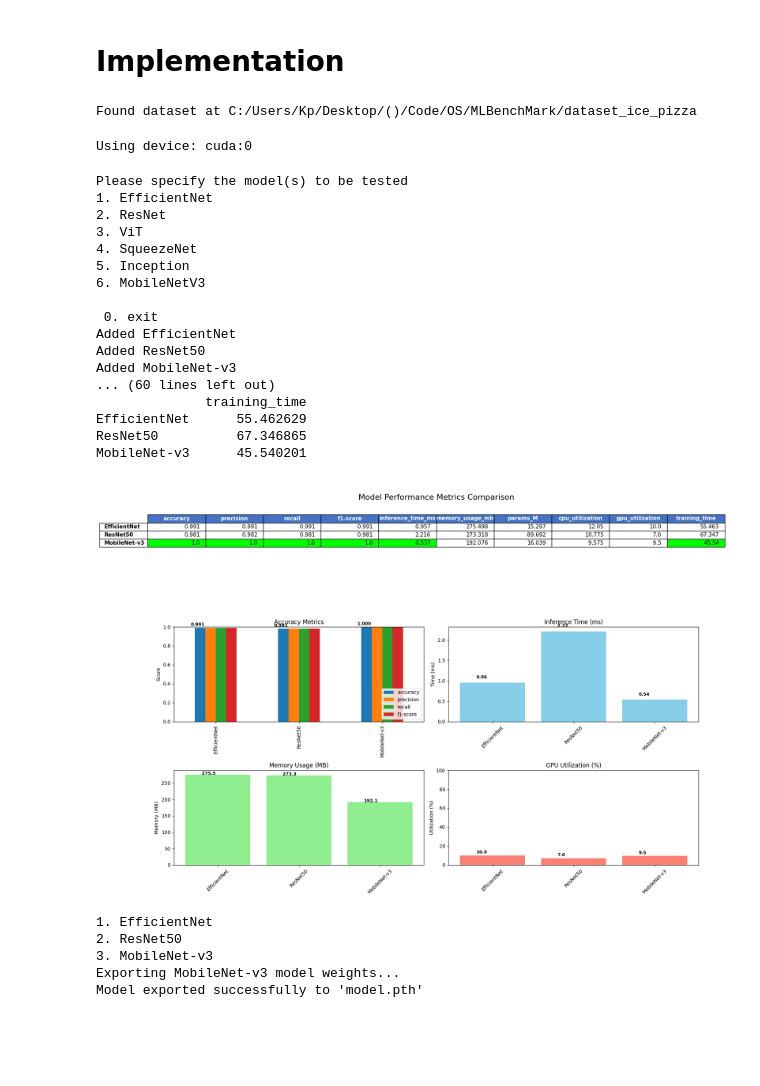
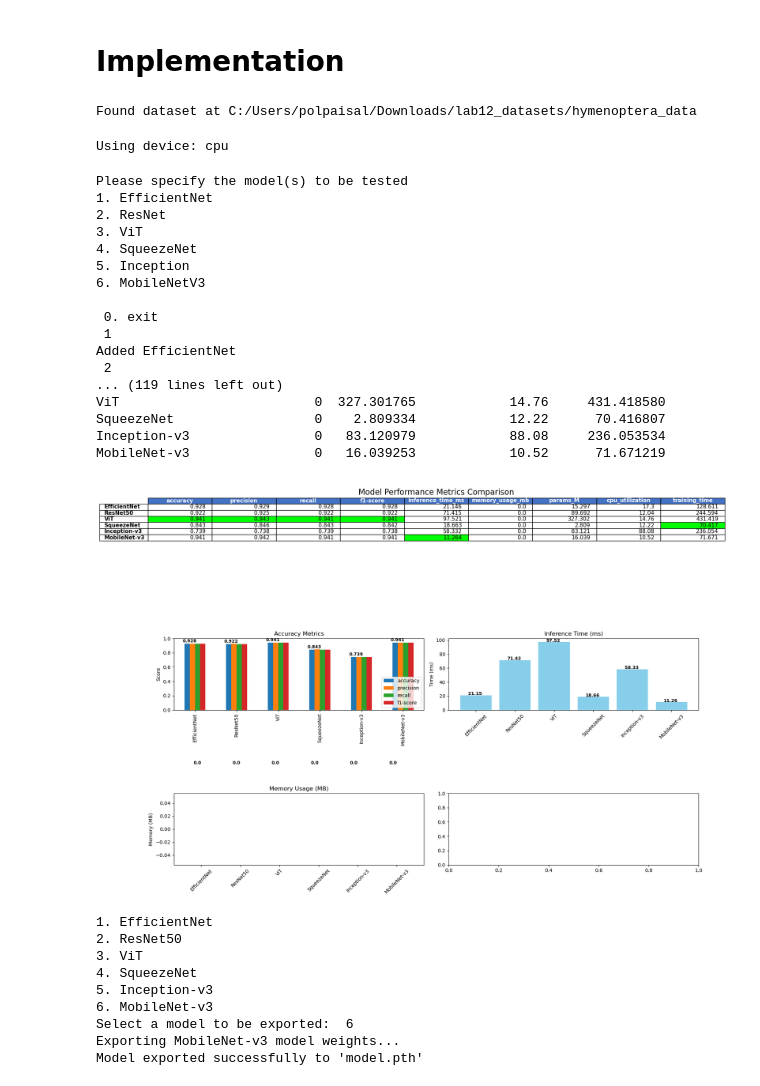
Before and after one commit to kpempund/MLBenchmark, a Jupyter notebook: MLBenchmark.ipynb, the cells around one changed output. Saved outputs shown, nothing was run; the diff lists cells and outputs as text; code cells hidden in the pictures; blank space fills up the shorter version.

```diff
--- a/MLBenchmark.ipynb
+++ b/MLBenchmark.ipynb
@@ -724,14 +724,14 @@ def visualize_results(results_df):
 # %% [markdown]
 # Implementation
 # %%
-data_dir = 'C:/Users/Kp/Desktop/()/Code/OS/MLBenchMark/dataset_ice_pizza'
+data_dir = 'C:/Users/polpaisal/Downloads/lab12_datasets/hymenoptera_data'
 # Check if the data directory exists
 if not os.path.exists(data_dir):
     print(f"Error: Data directory '{data_dir}' not found. Please download and organize the dataset.")
     exit()
 print(f"Found dataset at {data_dir}")
 # %% [output]
-Found dataset at C:/Users/Kp/Desktop/()/Code/OS/MLBenchMark/dataset_ice_pizza
+Found dataset at C:/Users/polpaisal/Downloads/lab12_datasets/hymenoptera_data
 # %%
 # Set device
 device = torch.device("cuda:0" if torch.cuda.is_available() else "cpu")
@@ -753,10 +753,10 @@ transform_test = transforms.Compose([
 ])
 
 # Load datasets
-trainset = torchvision.datasets.ImageFolder(root=os.path.join(data_dir, 'train'), transform=transform_train)
+trainset = torchvision.datasets.ImageFolder(root='C:/Users/polpaisal/Downloads/lab12_datasets/hymenoptera_data/train', transform=transform_train)
 trainloader = torch.utils.data.DataLoader(trainset, batch_size=32, shuffle=True, num_workers=2)
 
-testset = torchvision.datasets.ImageFolder(root=os.path.join(data_dir, 'test'), transform=transform_test)
+testset = torchvision.datasets.ImageFolder(root='C:/Users/polpaisal/Downloads/lab12_datasets/hymenoptera_data/val', transform=transform_test)
 testloader = torch.utils.data.DataLoader(testset, batch_size=32, shuffle=False, num_workers=2)
 
 # Select models to benchmark
@@ -802,42 +802,42 @@ for i, (model, name) in enumerate(zip(models, model_names)):
 
     except Exception as e:
         print(f"Error with {name}: {e}")
         import traceback
         traceback.print_exc()
         continue
 
 # Create DataFrame from results
 if all_results:
     results_df = pd.DataFrame.from_dict(all_results, orient='index')
 
     # Display and save results
     print("\nFinal Results:")
     print(results_df)
 
     results_df.to_csv('benchmark_results.csv')
 
     # Visualize the results
     visualize_results(results_df)
 # %% [output]
-Using device: cuda:0
+Using device: cpu
 Please specify the model(s) to be tested
 1. EfficientNet
 2. ResNet
 3. ViT
 4. SqueezeNet
 5. Inception
 6. MobileNetV3
 
  0. exit
+ 1
 Added EfficientNet
-Added ResNet50
-Added MobileNet-v3
-... (60 lines left out)
-              training_time
-EfficientNet      55.462629
-ResNet50          67.346865
-MobileNet-v3      45.540201
+ 2
+... (119 lines left out)
+ViT                         0  327.301765            14.76     431.418580
+SqueezeNet                  0    2.809334            12.22      70.416807
+Inception-v3                0   83.120979            88.08     236.053534
+MobileNet-v3                0   16.039253            10.52      71.671219
-[figure, old version]
+[figure, new version]
 # %%
 for i in range(len(models)):
     print(f"{i+1}. {model_names[i]}")
@@ -850,12 +850,29 @@ while True:
     else:
         break
 
+modelname = {
+    'EfficientNet': 'efficientnet_b0',
+    'ResNet50': 'resnet50',
+    'ViT': 'vit_b_16',
+    'SqueezeNet': 'squeezenet1_0',
+    'Inception-v3': 'inception_v3',
+    'MobileNet-v3': 'mobilenet_v3_large'
+}
+
 print(f"Exporting {model_names[option-1]} model weights...")
-torch.save(models[option-1].state_dict(), 'model.pth')
+torch.save({
+    'model_state_dict': models[option - 1].state_dict(),
+    'model_type': modelname[model_names[option-1]],
+    'num_classes': 2
+}, 'model.pth')
 print(f"Model exported successfully to 'model.pth'")
 # %% [output]
 1. EfficientNet
 2. ResNet50
-3. MobileNet-v3
+3. ViT
+4. SqueezeNet
+5. Inception-v3
+6. MobileNet-v3
+Select a model to be exported:  6
 Exporting MobileNet-v3 model weights...
 Model exported successfully to 'model.pth'
```
Also changed, not shown: 4 other files.
